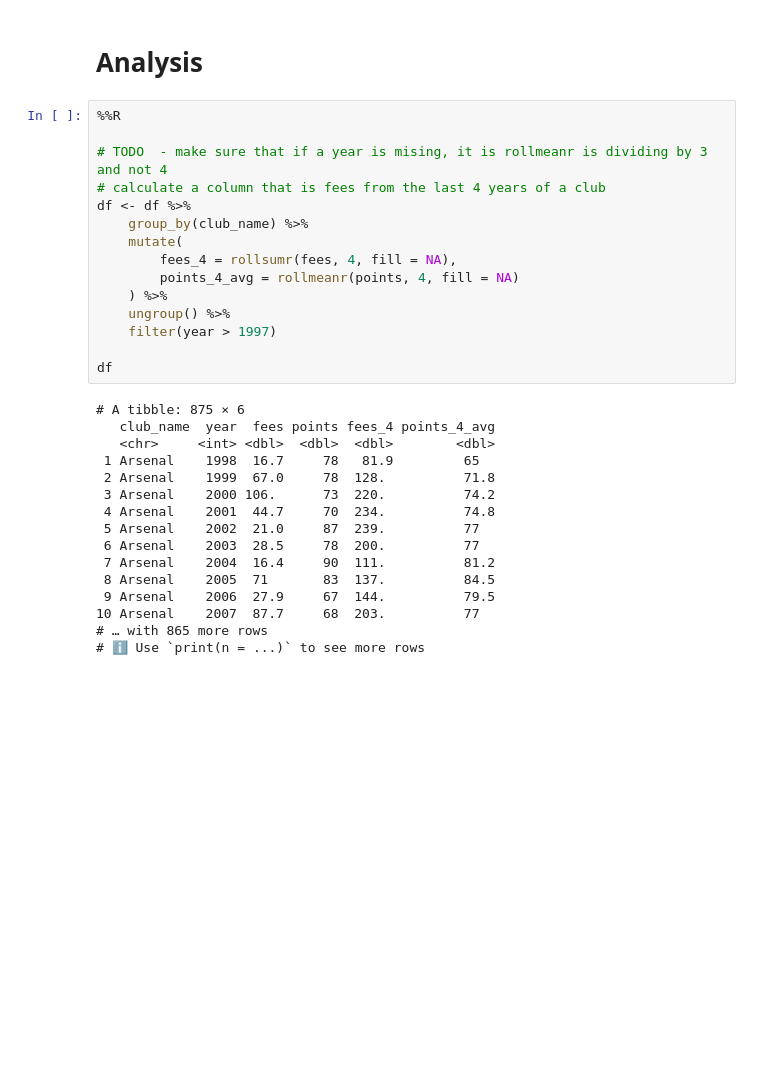
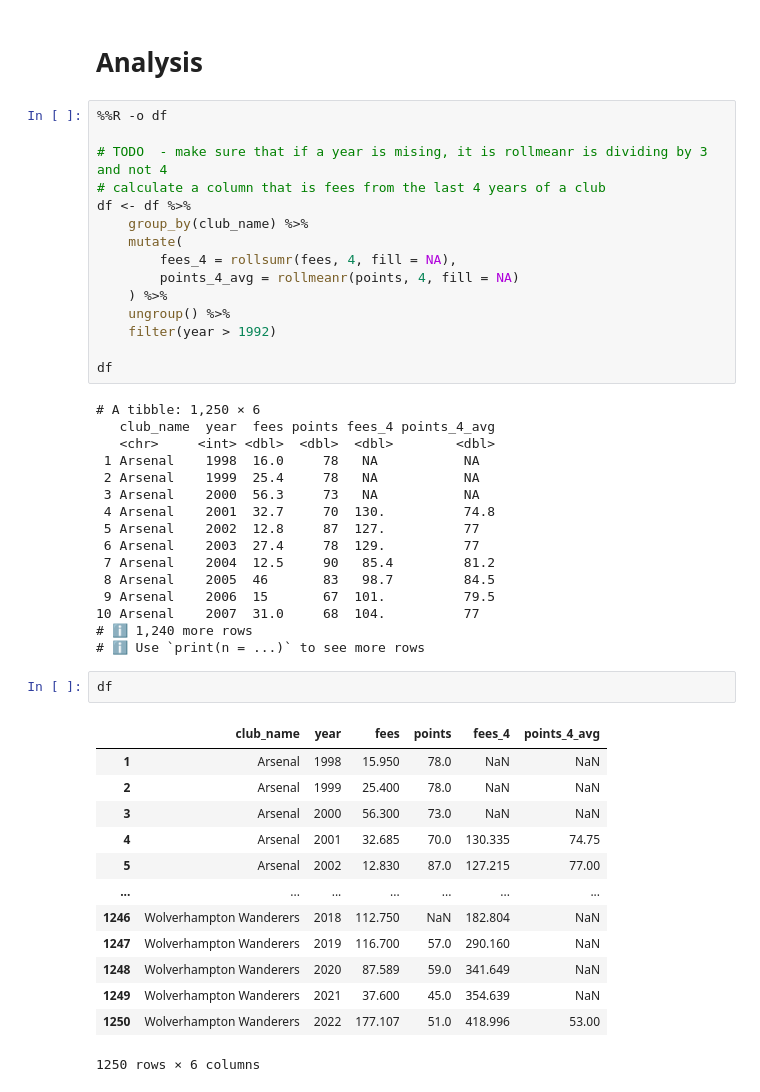
Before and after one commit to AhanPenkar/exploratory-football, a Jupyter notebook: regression_2.ipynb, the cells around one changed output. Cells and saved outputs as stored; diff of their text form; blank space fills up the shorter version.

```diff
--- a/regression_2.ipynb
+++ b/regression_2.ipynb
@@ -181,7 +217,7 @@ df %>% head()
 # %% [markdown]
 # Analysis
 # %%
-%%R
+%%R -o df
 
 # TODO  - make sure that if a year is mising, it is rollmeanr is dividing by 3 and not 4
 # calculate a column that is fees from the last 4 years of a club
@@ -192,25 +228,41 @@ df <- df %>%
         points_4_avg = rollmeanr(points, 4, fill = NA)
     ) %>%
     ungroup() %>%
-    filter(year > 1997)
+    filter(year > 1992)
 
 df
 # %% [output]
-# A tibble: 875 × 6
+# A tibble: 1,250 × 6
    club_name  year  fees points fees_4 points_4_avg
    <chr>     <int> <dbl>  <dbl>  <dbl>        <dbl>
- 1 Arsenal    1998  16.7     78   81.9         65
- 2 Arsenal    1999  67.0     78  128.          71.8
- 3 Arsenal    2000 106.      73  220.          74.2
- 4 Arsenal    2001  44.7     70  234.          74.8
- 5 Arsenal    2002  21.0     87  239.          77
- 6 Arsenal    2003  28.5     78  200.          77
- 7 Arsenal    2004  16.4     90  111.          81.2
- 8 Arsenal    2005  71       83  137.          84.5
- 9 Arsenal    2006  27.9     67  144.          79.5
-10 Arsenal    2007  87.7     68  203.          77
-# … with 865 more rows
+ 1 Arsenal    1998  16.0     78   NA           NA
+ 2 Arsenal    1999  25.4     78   NA           NA
+ 3 Arsenal    2000  56.3     73   NA           NA
+ 4 Arsenal    2001  32.7     70  130.          74.8
+ 5 Arsenal    2002  12.8     87  127.          77
+ 6 Arsenal    2003  27.4     78  129.          77
+ 7 Arsenal    2004  12.5     90   85.4         81.2
+ 8 Arsenal    2005  46       83   98.7         84.5
+ 9 Arsenal    2006  15       67  101.          79.5
+10 Arsenal    2007  31.0     68  104.          77
+# ℹ 1,240 more rows
 # ℹ Use `print(n = ...)` to see more rows
+# %%
+df
+# %% [output]
+|  | club_name | year | fees | points | fees_4 | points_4_avg |
+| 1 | Arsenal | 1998 | 15.950 | 78.0 | NaN | NaN |
+| 2 | Arsenal | 1999 | 25.400 | 78.0 | NaN | NaN |
+| 3 | Arsenal | 2000 | 56.300 | 73.0 | NaN | NaN |
+| 4 | Arsenal | 2001 | 32.685 | 70.0 | 130.335 | 74.75 |
+| 5 | Arsenal | 2002 | 12.830 | 87.0 | 127.215 | 77.00 |
+| ... | ... | ... | ... | ... | ... | ... |
+| 1246 | Wolverhampton Wanderers | 2018 | 112.750 | NaN | 182.804 | NaN |
+| 1247 | Wolverhampton Wanderers | 2019 | 116.700 | 57.0 | 290.160 | NaN |
+| 1248 | Wolverhampton Wanderers | 2020 | 87.589 | 59.0 | 341.649 | NaN |
+| 1249 | Wolverhampton Wanderers | 2021 | 37.600 | 45.0 | 354.639 | NaN |
+| 1250 | Wolverhampton Wanderers | 2022 | 177.107 | 51.0 | 418.996 | 53.00 |
+1250 rows × 6 columns
 # %%
 %%R -w 1000 -h 1000
 # Exploratory data analysis
```
Also changed, not shown: parts of 12 cells of this notebook, 35 other files.
